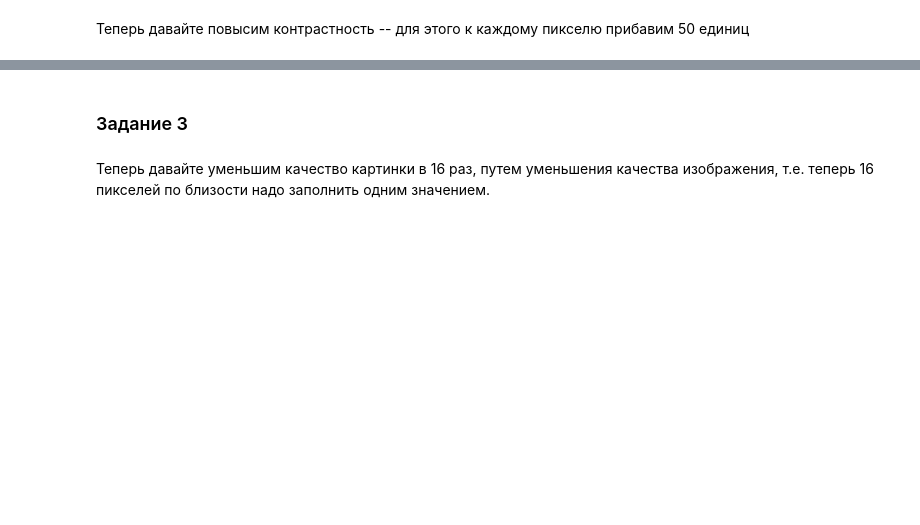
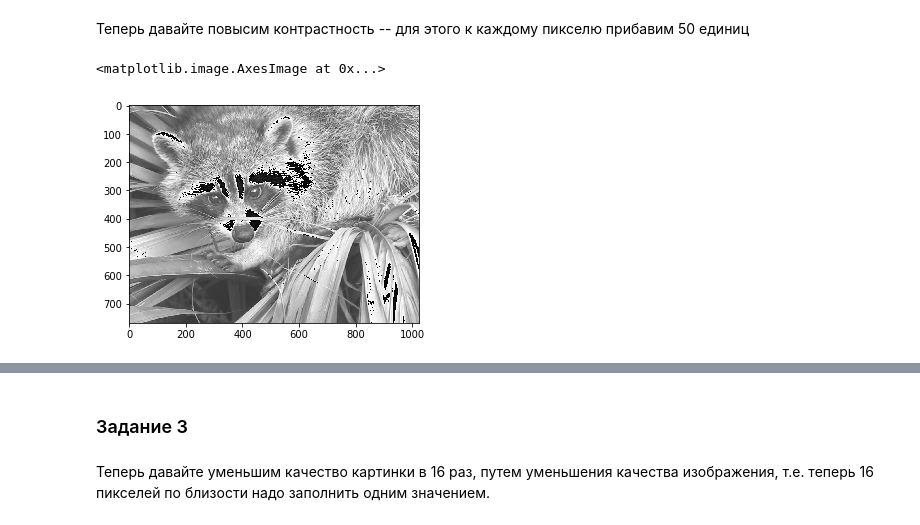
Before and after one commit to IFShirokikh/Sberbank-course, a Jupyter notebook: day1/homework_numpy.ipynb, the cells around one changed output, grey strips where cells are left out. Cells and saved outputs as stored; diff of their text form; code cells hidden in the pictures; blank space fills up the shorter version.

```diff
--- a/day1/homework_numpy.ipynb
+++ b/day1/homework_numpy.ipynb
@@ -298,0 +337,6 @@ h,w=#тут ваш код
+# %%
+pic += 50
+plt.imshow(pic, cmap='gray')
+# %% [output]
+<matplotlib.image.AxesImage at 0x...>
+[figure, added]
```
Also changed, not shown: parts of 36 cells of this notebook.
